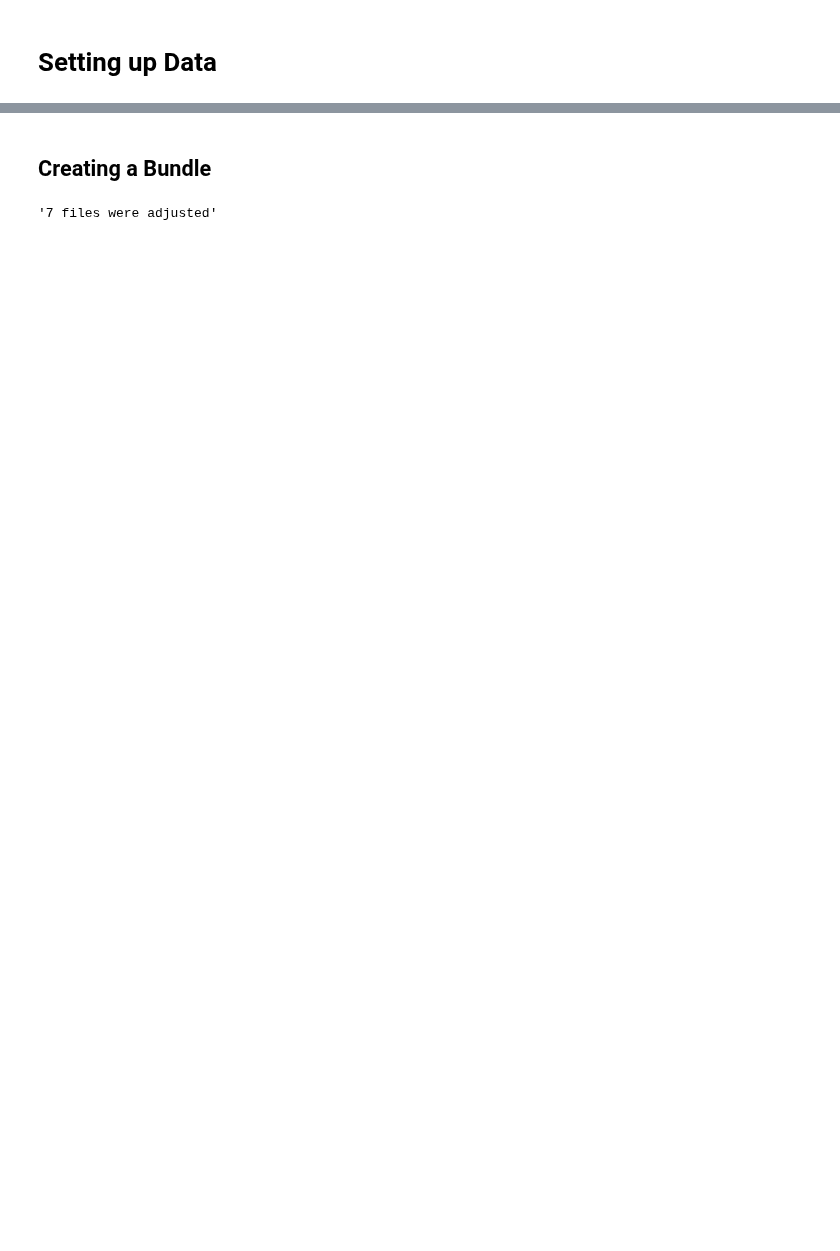
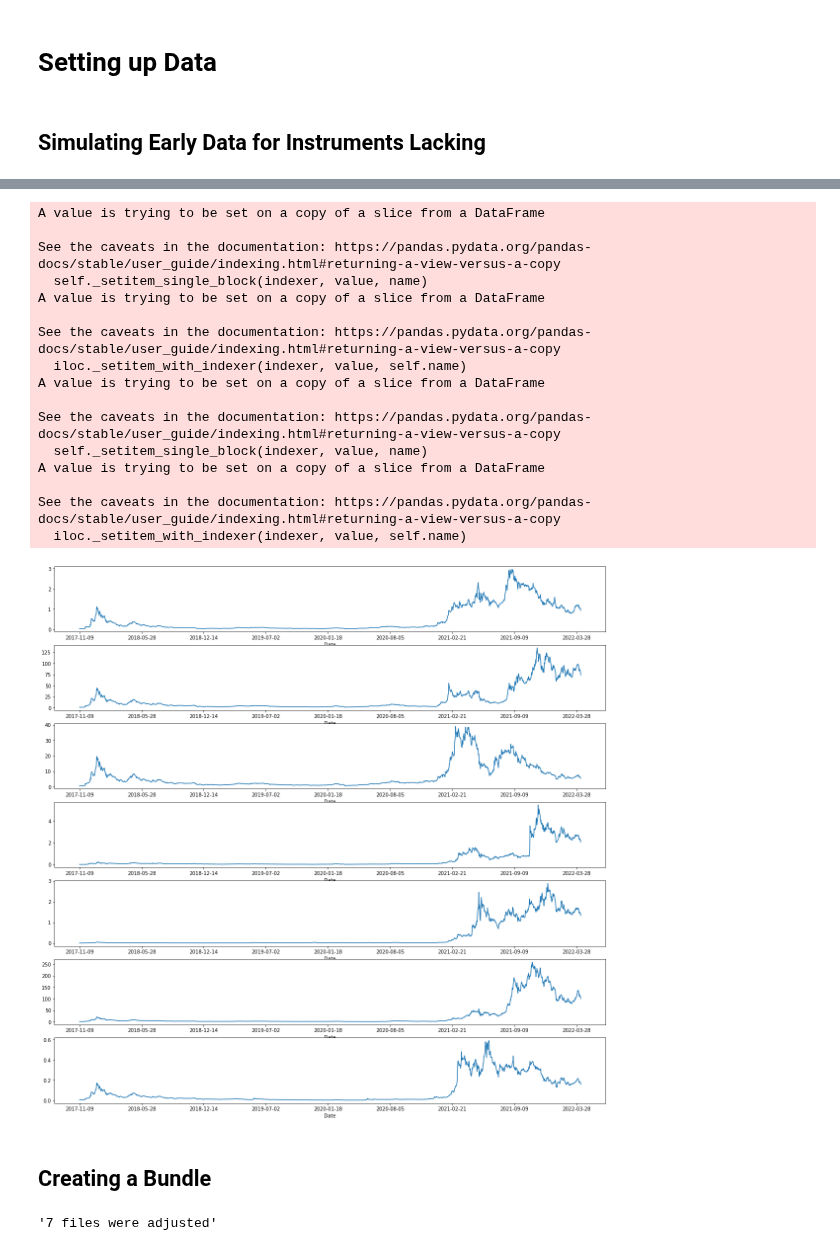
Before and after one commit to amicha02/ape_mining, a Jupyter notebook: notebooks/1.0-mw-data-setup.ipynb, the cells around one changed output, grey strips where cells are left out. Drawn from its saved outputs; the diff is of its cells as text; code cells hidden in the pictures; blank space fills up the shorter version.

```diff
--- a/notebooks/1.0-mw-data-setup.ipynb
+++ b/notebooks/1.0-mw-data-setup.ipynb
@@ -8,3 +10,56 @@ import datetime
 
 import matplotlib.pyplot as plt
 import matplotlib.dates as mdates
+# %% [markdown]
+## Simulating Early Data for Instruments Lacking
+# %%
+# .csvs downloaded from Yahoo Finance
+path = "../data/instruments"
+fig, ax = plt.subplots(7, figsize=(20,20))
+
+ada_df = pd.read_csv("../data/instruments/ADA.csv")
+dates = ada_df['Date']
+
+mana_df = pd.read_csv("../data/instruments/MANA.csv")
+
+ada_df['Open'] = np.mean((mana_df['Open'], ada_df['Open']), axis=0)
+ada_df['High'] = np.mean((mana_df['High'], ada_df['High']), axis=0)
+ada_df['Low'] = np.mean((mana_df['Low'], ada_df['Low']), axis=0)
+ada_df['Close'] = np.mean((mana_df['Close'], ada_df['Close']), axis=0)
+ada_df['Volume'] = np.mean((mana_df['Volume'], ada_df['Volume']), axis=0)
+
+i = 0
+for fn in os.listdir(path):
+    print(i, fn)
+    df = pd.read_csv(os.path.join(path, fn))
+
+    # simulating earlier data for those without
+    df = df.set_index("Date")
+    first_date = df.index[0]
+
+    # first day percentages
+    fd_perc = ada_df.iloc[0,1:]/ada_df[ada_df["Date"] ==first_date].iloc[0,1:]
+
+    if first_date > ada_df['Date'][0]:
+        fd = fd_perc*df.iloc[0, :]
+
+        # inverse pctchange
+        pctchg = ada_df.set_index("Date", drop=True).pct_change()
+        inversed_pctchg = (1+pctchg).cumprod()*fd
+        early_df = inversed_pctchg[inversed_pctchg.index < first_date]
+
+        # replace first missing row
+        early_df.iloc[0] = fd
+
+        # concat early values
+        concat = pd.concat((early_df[early_df.index < first_date], df))
+        df = concat
+
+    # plot
+    _ = df['Close'].plot(ax=ax[i])
+
+    df.to_csv(os.path.join("../data/instruments_modified", fn))
+
+    i += 1
+    print(df.head())
+# %% [output]
@@ -11,3 +117,20 @@ import matplotlib.dates as mdates
+A value is trying to be set on a copy of a slice from a DataFrame
+
+See the caveats in the documentation: https://pandas.pydata.org/pandas-docs/stable/user_guide/indexing.html#returning-a-view-versus-a-copy
+  self._setitem_single_block(indexer, value, name)
+A value is trying to be set on a copy of a slice from a DataFrame
+
+See the caveats in the documentation: https://pandas.pydata.org/pandas-docs/stable/user_guide/indexing.html#returning-a-view-versus-a-copy
+  iloc._setitem_with_indexer(indexer, value, self.name)
+A value is trying to be set on a copy of a slice from a DataFrame
+
+See the caveats in the documentation: https://pandas.pydata.org/pandas-docs/stable/user_guide/indexing.html#returning-a-view-versus-a-copy
+  self._setitem_single_block(indexer, value, name)
+A value is trying to be set on a copy of a slice from a DataFrame
+
+See the caveats in the documentation: https://pandas.pydata.org/pandas-docs/stable/user_guide/indexing.html#returning-a-view-versus-a-copy
+  iloc._setitem_with_indexer(indexer, value, self.name)
+[figure, added]
 # %% [markdown]
 ## Creating a Bundle
 # %%
```
Also changed, not shown: parts of 3 cells of this notebook.
